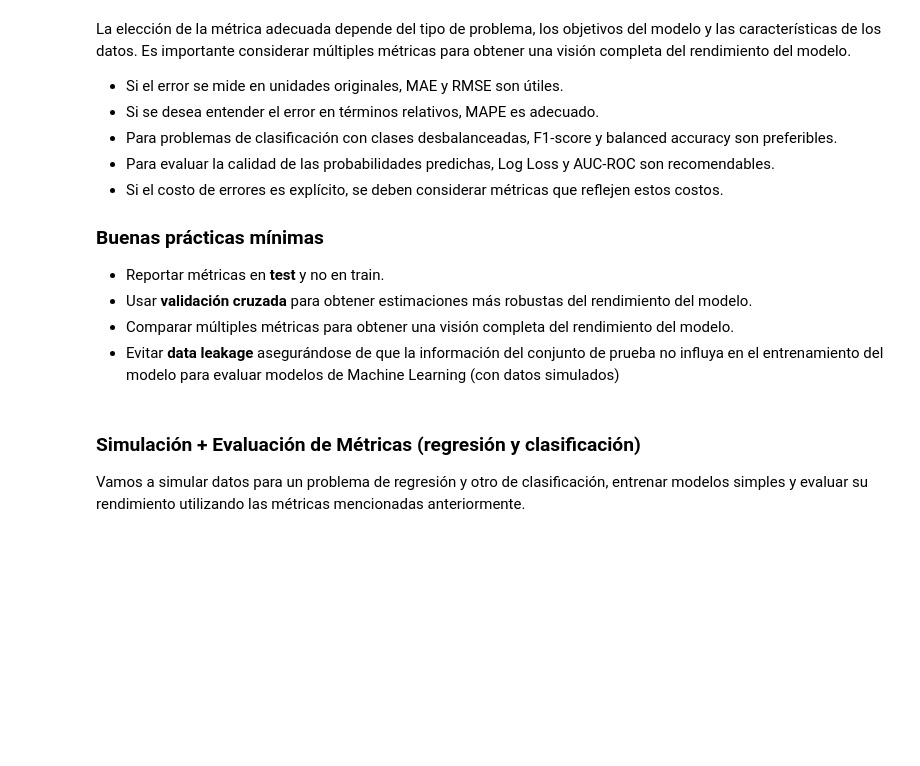
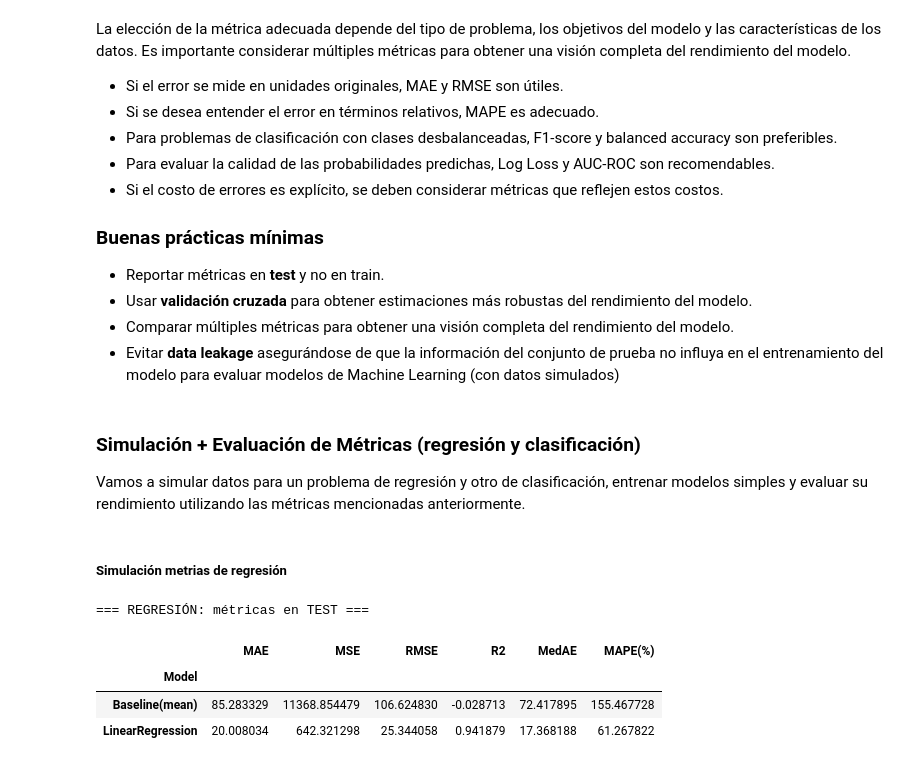
Before and after one commit to AlexSG29/Machine-Learning-Class, a Jupyter notebook: Machine_Learning_1raClase.ipynb, the cells around one changed output. Drawn from its saved outputs; the diff is of its cells as text; code cells hidden in the pictures; blank space fills up the shorter version.

```diff
--- a/Machine_Learning_1raClase.ipynb
+++ b/Machine_Learning_1raClase.ipynb
@@ -265,0 +363,36 @@ Vamos a simular datos para un problema de regresión y otro de clasificación, e
+# %% [markdown]
+##### Simulación metrias de regresión
+# %%
+# Simulacion metricas de regresión
+Xr, yr = make_regression(
+    n_samples=400,
+    n_features=6,
+    n_informative=4,
+    noise=25.0,
+    bias=50.0,
+    random_state=7
+)
+
+Xr_tr, Xr_te, yr_tr, yr_te = train_test_split(Xr, yr, test_size=0.30, random_state=7)
+
+# Baseline: predecir la media del train
+yr_hat_base = np.full_like(yr_te, yr_tr.mean(), dtype=float)
+
+# Modelo: Linear Regression
+reg = LinearRegression()
+reg.fit(Xr_tr, yr_tr)
+yr_hat = reg.predict(Xr_te)
+
+reg_tbl = pd.DataFrame([
+    {"Model": "Baseline(mean)", **regression_metrics(yr_te, yr_hat_base)},
+    {"Model": "LinearRegression", **regression_metrics(yr_te, yr_hat)}
+]).set_index("Model")
+
+print("\n=== REGRESIÓN: métricas en TEST ===")
+display(reg_tbl)
+# %% [output]
+=== REGRESIÓN: métricas en TEST ===
+|  | MAE | MSE | RMSE | R2 | MedAE | MAPE(%) |
+| Model |  |  |  |  |  |  |
+| Baseline(mean) | 85.283329 | 11368.854479 | 106.624830 | -0.028713 | 72.417895 | 155.467728 |
+| LinearRegression | 20.008034 | 642.321298 | 25.344058 | 0.941879 | 17.368188 | 61.267822 |
```
Also changed, not shown: parts of 7 cells of this notebook.
